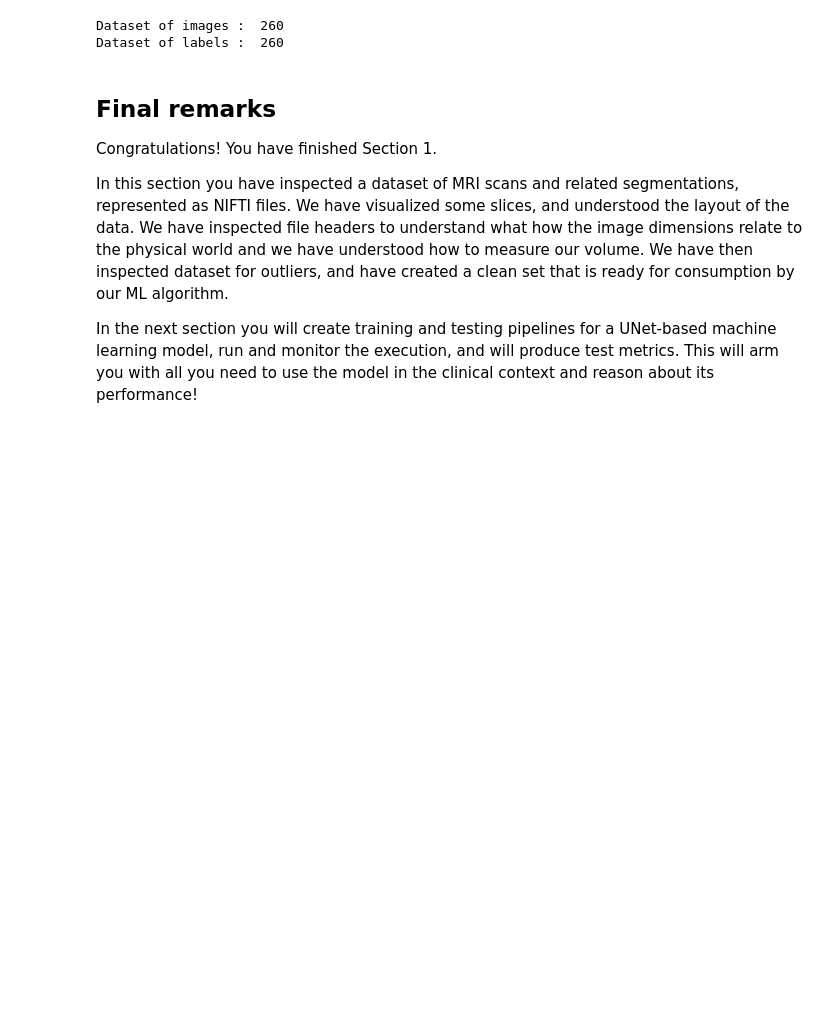
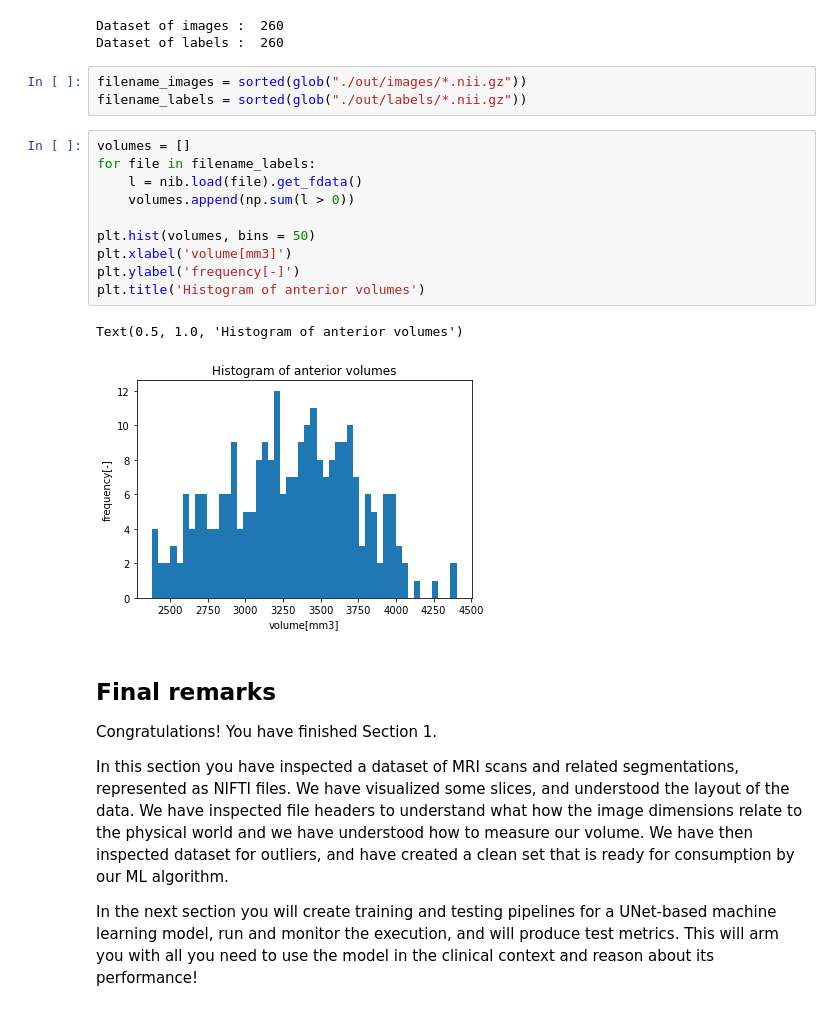
Before and after one commit to soyaoki/AIHC-Hippocampal-Volume-Quantification-in-Alzheimers-Progression, a Jupyter notebook: Section1/out/Final Project EDA.ipynb, the cells around one changed output. Saved outputs shown, nothing was run; the diff lists cells and outputs as text; blank space fills up the shorter version.

```diff
--- a/Section1/out/Final Project EDA.ipynb
+++ b/Section1/out/Final Project EDA.ipynb
@@ -228,6 +228,22 @@ print("Dataset of labels : ", len(os.listdir("./out/labels")))
 # %% [output]
 Dataset of images :  260
 Dataset of labels :  260
+# %%
+filename_images = sorted(glob("./out/images/*.nii.gz"))
+filename_labels = sorted(glob("./out/labels/*.nii.gz"))
+# %%
+volumes = []
+for file in filename_labels:
+    l = nib.load(file).get_fdata()
+    volumes.append(np.sum(l > 0))
+
+plt.hist(volumes, bins = 50)
+plt.xlabel('volume[mm3]')
+plt.ylabel('frequency[-]')
+plt.title('Histogram of anterior volumes')
+# %% [output]
+Text(0.5, 1.0, 'Histogram of anterior volumes')
+[figure, added]
 # %% [markdown]
 ## Final remarks
 
```
